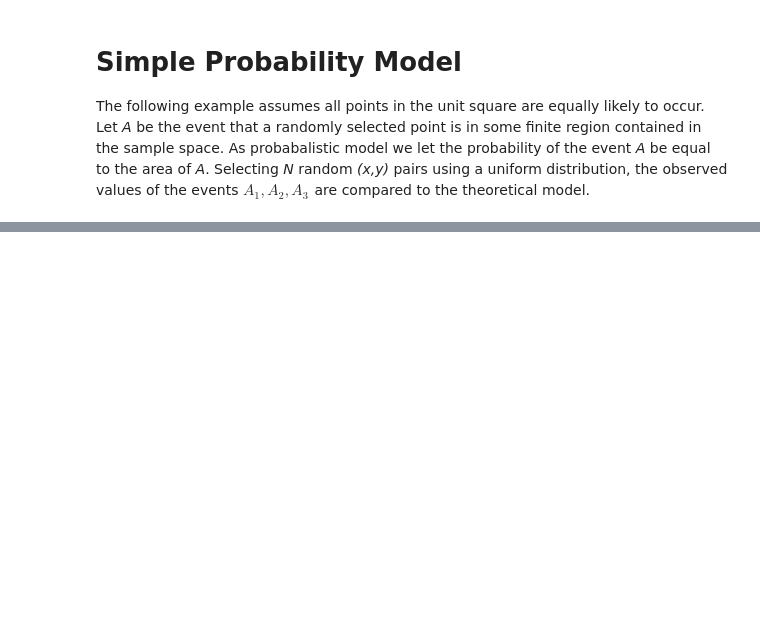
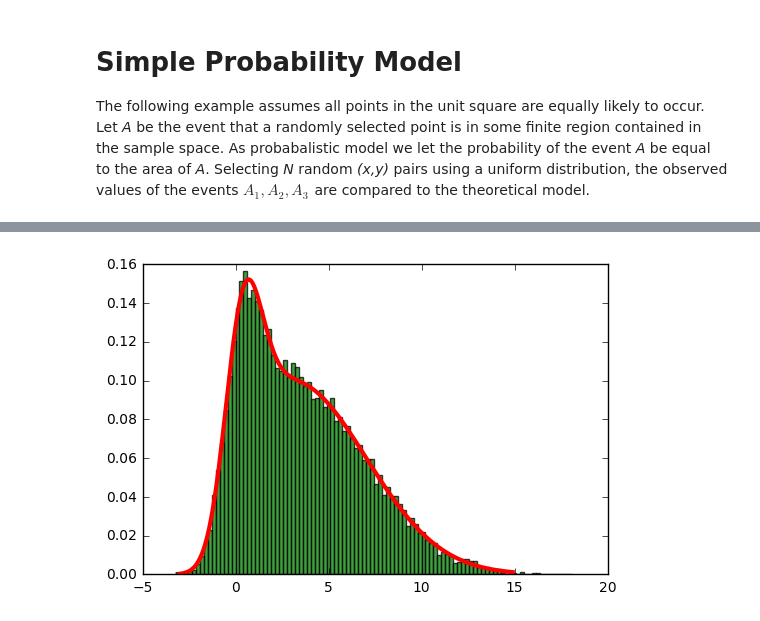
Before and after one commit to vitormeriat/meriat-ml-notes, a Jupyter notebook: Basic Probability.ipynb, the cells around one changed output, grey strips where cells are left out. Drawn from its saved outputs; the diff is of its cells as text; code cells hidden in the pictures; blank space fills up the shorter version.

```diff
--- a/Basic Probability.ipynb
+++ b/Basic Probability.ipynb
@@ -43 +104,28 @@ p(A1 & A2 & A3) 0.020000000000000004            0.018
+# %%
+import scipy.stats
+numSamples = 20000
+
+def fZ(z):
+    rv = scipy.stats.norm(loc=0, scale=1) #standard normal
+    z1 = (z-3)/(4.0)
+    return rv.cdf(z)*rv.pdf(z1)/(4.0) + rv.cdf(z1)*rv.pdf(z)
+
+raynge = [(-3 + i/10.0) for i in range(180)]
+predicted = [fZ(z) for z in raynge]
+n1 = scipy.stats.norm(loc=0, scale=1)
+n2 = scipy.stats.norm(loc=3, scale =4)
+
+X1 = n1.rvs(size=numSamples)
+X2 = n2.rvs(size=numSamples)
+Z = [max(X1[i],X2[i]) for i in range(numSamples)]
+
+fig = plt.figure()
+ax = fig.add_subplot(111)
+
+n, bins, patches = ax.hist(Z, 100, normed=1, facecolor='green', alpha=0.75)
+ax.plot(raynge,predicted,'r', linewidth=3)
+
+plt.show()
+# %% [output]
+[figure, added]
 # %% [markdown]
```
Also changed, not shown: parts of 4 cells of this notebook.
